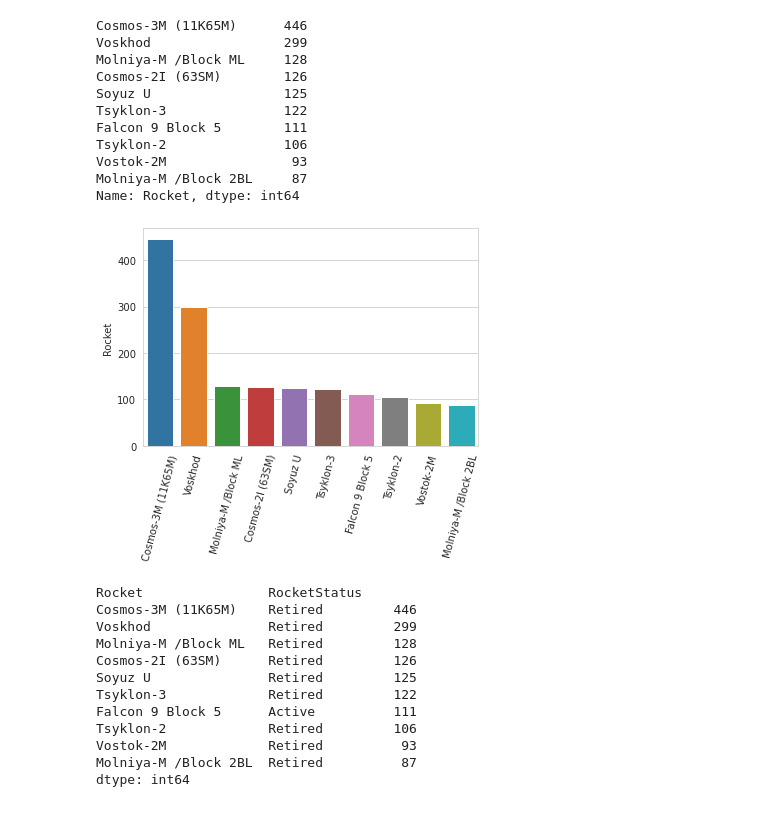
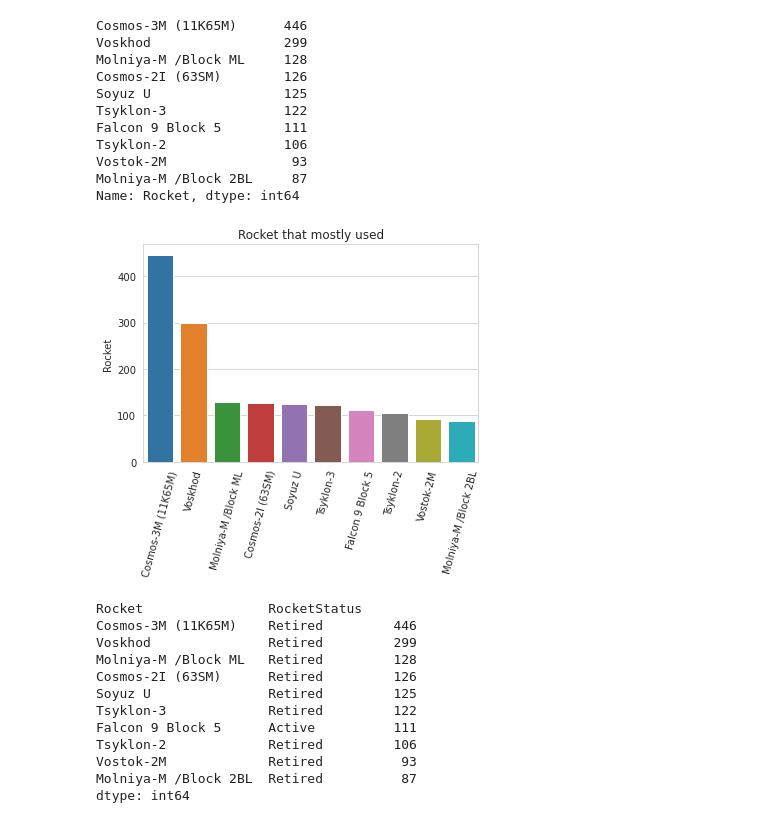
Before and after one commit to Jappreet-Singh/Jappreet-Singh, a Jupyter notebook: space-missions.ipynb, the cells around one changed output. Cells and saved outputs as stored; diff of their text form; code cells hidden in the pictures.

```diff
--- a/space-missions.ipynb
+++ b/space-missions.ipynb
@@ -295,8 +287,9 @@ Vostok-2M                93
 Molniya-M /Block 2BL     87
 Name: Rocket, dtype: int64
 # %%
-sns.barplot(x = rockets_df.index, y = rockets_df)
-plt.xticks(rotation = 75);
+plt.title('Rocket that mostly used') #to create title
+sns.barplot(x = rockets_df.index, y = rockets_df) #to create bar graph
+plt.xticks(rotation = 75); #to rotate x-axis labels for clear visualization
 # %% [output]
-[figure, old version]
+[figure, new version]
 # %%
```
Also changed, not shown: parts of 26 cells of this notebook.
